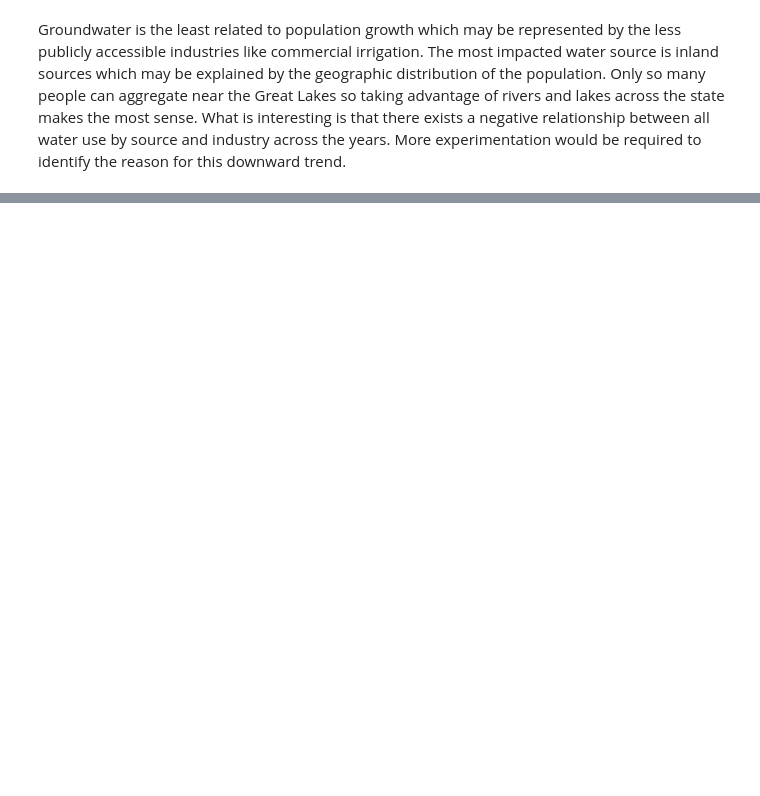
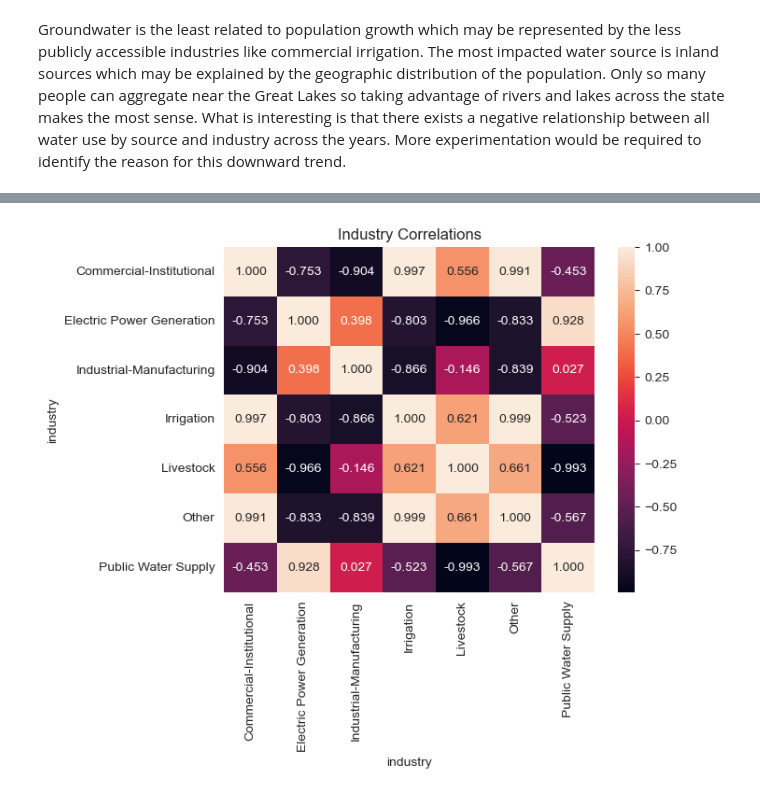
Before and after one commit to jpjavier23/michigan_water_use, a Jupyter notebook: michigan_water_use.ipynb, the cells around one changed output, grey strips where cells are left out. Saved outputs shown, nothing was run; the diff lists cells and outputs as text; code cells hidden in the pictures; blank space fills up the shorter version.

```diff
--- a/michigan_water_use.ipynb
+++ b/michigan_water_use.ipynb
@@ -684,0 +701,3 @@ Groundwater is the least related to population growth which may be represented b
+# %%
+wi_df1 = df.pivot_table(values = 'water_use (Bil. gal)', index = 'industry', columns = 'water_source')
+wi_df1
@@ -684,0 +714,8 @@ Groundwater is the least related to population growth which may be represented b
+# %%
+ind_cor = wi_df1.transpose().corr()
+# %%
+sns.heatmap(ind_cor, annot = True, fmt = '.3f')
+plt.title('Industry Correlations')
+plt.show()
+# %% [output]
+[figure, added]
```
Also changed, not shown: parts of 16 cells of this notebook, 5 other files.
